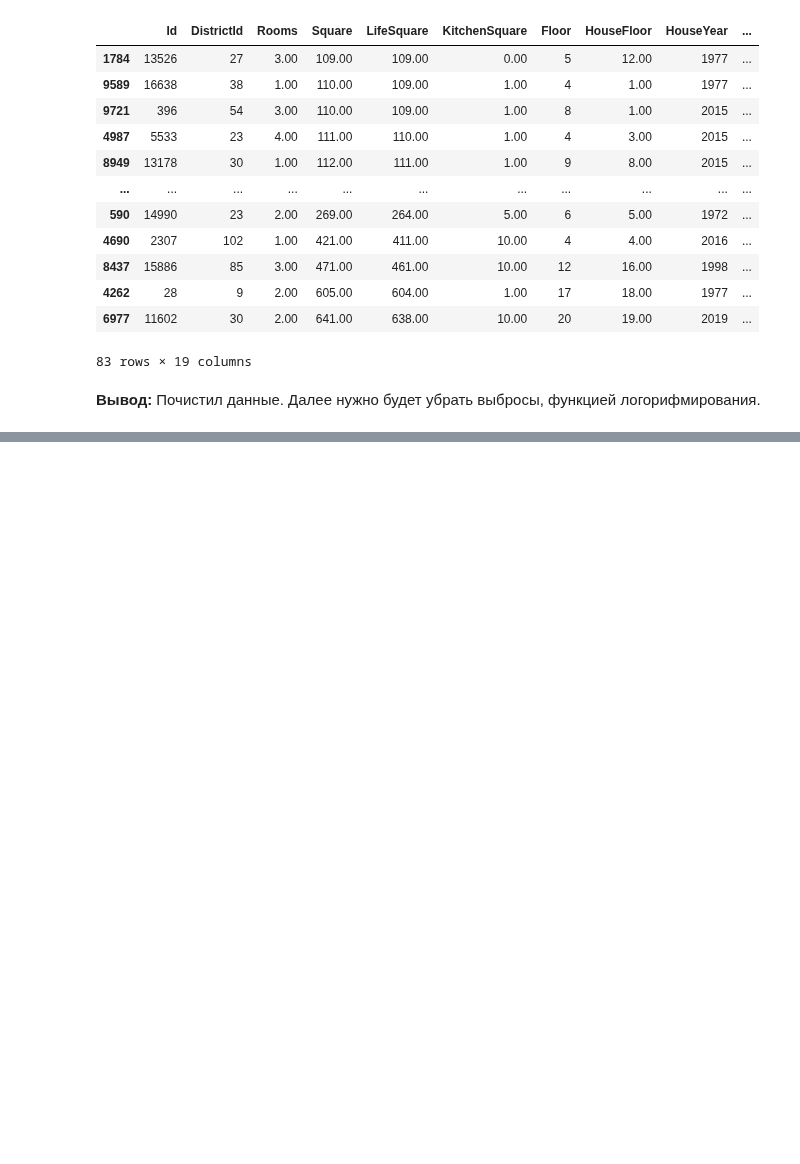
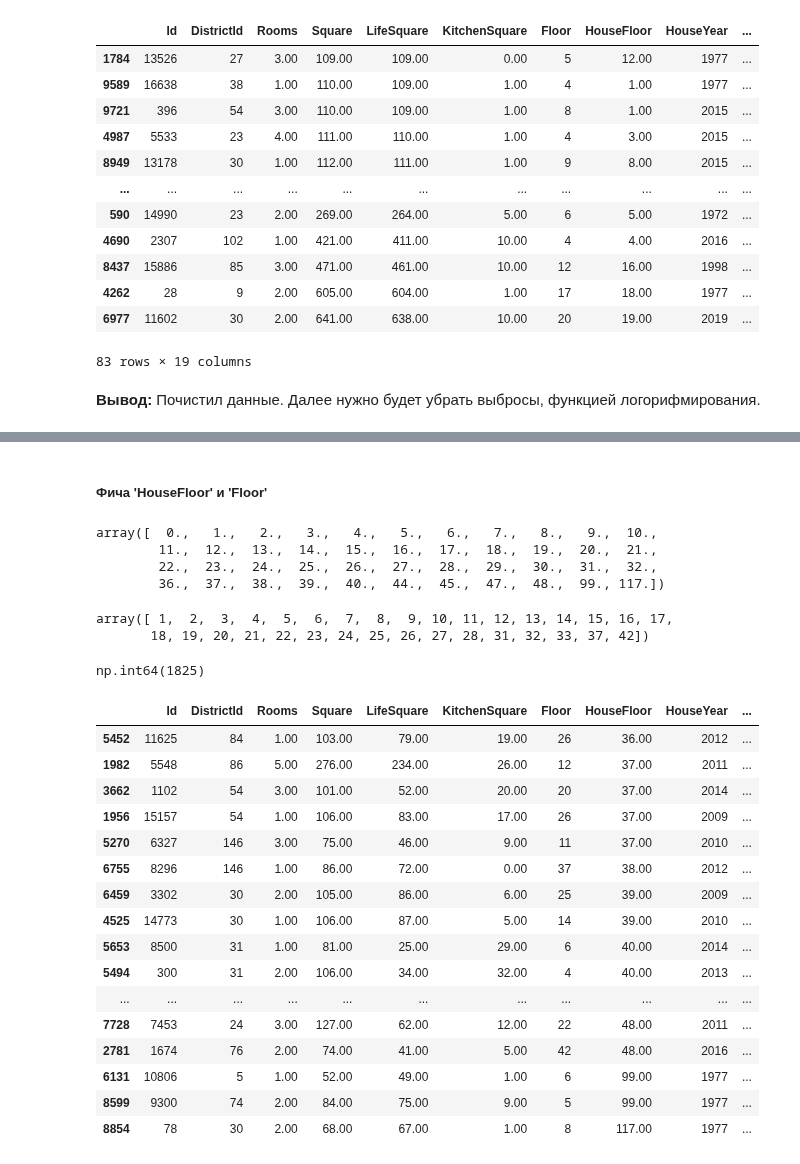
Before and after one commit to uc20100/Python-for-Data-Science, a Jupyter notebook: course_project.ipynb, the cells around one changed output, grey strips where cells are left out. Saved outputs shown, nothing was run; the diff lists cells and outputs as text; code cells hidden in the pictures; blank space fills up the shorter version.

```diff
--- a/course_project.ipynb
+++ b/course_project.ipynb
@@ -442,7 +445,7 @@ def viev_outliers(outliers_list, col_name):
 
     :param outliers_list: список выбросов,
     :param col_name: название признака (фичи),
-    :return: индексы выбрасов.
+    :return: индексы выбросов.
     '''
     for item in outliers:
         if item.name == col_name:
@@ -916,0 +899,44 @@ visualization_numerical_characteristics()
+# %% [markdown]
+##### Фича 'HouseFloor' и 'Floor'
+# %%
+# Посмотрим сколько этажей у домов
+X['HouseFloor'].sort_values().unique()
+# %% [output]
+array([  0.,   1.,   2.,   3.,   4.,   5.,   6.,   7.,   8.,   9.,  10.,
+        11.,  12.,  13.,  14.,  15.,  16.,  17.,  18.,  19.,  20.,  21.,
+        22.,  23.,  24.,  25.,  26.,  27.,  28.,  29.,  30.,  31.,  32.,
+        36.,  37.,  38.,  39.,  40.,  44.,  45.,  47.,  48.,  99., 117.])
+# %%
+# Посмотрим какие этажи у квартир
+X['Floor'].sort_values().unique()
+# %% [output]
+array([ 1,  2,  3,  4,  5,  6,  7,  8,  9, 10, 11, 12, 13, 14, 15, 16, 17,
+       18, 19, 20, 21, 22, 23, 24, 25, 26, 27, 28, 31, 32, 33, 37, 42])
+# %%
+# Посмотрим сколько квартир в которых, этаж квартиры больше, чем этажность дома
+(X['Floor'] > X['HouseFloor']).sum()
+# %% [output]
+np.int64(1825)
+# %%
+# Сформируем таблицу выбросов для 'HouseFloor' и 'Floor'
+outliers = emission_test(ds=X, col_test=['HouseFloor', 'Floor'])[1]
+# Посмотрим выбросы в HouseFloor
+X.loc[viev_outliers(outliers, 'HouseFloor')].sort_values(by='HouseFloor')
+# %% [output]
+|  | Id | DistrictId | Rooms | Square | LifeSquare | KitchenSquare | Floor | HouseFloor | HouseYear | ... |
+| 5452 | 11625 | 84 | 1.00 | 103.00 | 79.00 | 19.00 | 26 | 36.00 | 2012 | ... |
+| 1982 | 5548 | 86 | 5.00 | 276.00 | 234.00 | 26.00 | 12 | 37.00 | 2011 | ... |
+| 3662 | 1102 | 54 | 3.00 | 101.00 | 52.00 | 20.00 | 20 | 37.00 | 2014 | ... |
+| 1956 | 15157 | 54 | 1.00 | 106.00 | 83.00 | 17.00 | 26 | 37.00 | 2009 | ... |
+| 5270 | 6327 | 146 | 3.00 | 75.00 | 46.00 | 9.00 | 11 | 37.00 | 2010 | ... |
+| 6755 | 8296 | 146 | 1.00 | 86.00 | 72.00 | 0.00 | 37 | 38.00 | 2012 | ... |
+| 6459 | 3302 | 30 | 2.00 | 105.00 | 86.00 | 6.00 | 25 | 39.00 | 2009 | ... |
+| 4525 | 14773 | 30 | 1.00 | 106.00 | 87.00 | 5.00 | 14 | 39.00 | 2010 | ... |
+| 5653 | 8500 | 31 | 1.00 | 81.00 | 25.00 | 29.00 | 6 | 40.00 | 2014 | ... |
+| 5494 | 300 | 31 | 2.00 | 106.00 | 34.00 | 32.00 | 4 | 40.00 | 2013 | ... |
+| ... | ... | ... | ... | ... | ... | ... | ... | ... | ... | ... |
+| 7728 | 7453 | 24 | 3.00 | 127.00 | 62.00 | 12.00 | 22 | 48.00 | 2011 | ... |
+| 2781 | 1674 | 76 | 2.00 | 74.00 | 41.00 | 5.00 | 42 | 48.00 | 2016 | ... |
+| 6131 | 10806 | 5 | 1.00 | 52.00 | 49.00 | 1.00 | 6 | 99.00 | 1977 | ... |
+| 8599 | 9300 | 74 | 2.00 | 84.00 | 75.00 | 9.00 | 5 | 99.00 | 1977 | ... |
+| 8854 | 78 | 30 | 2.00 | 68.00 | 67.00 | 1.00 | 8 | 117.00 | 1977 | ... |
```
Also changed, not shown: parts of 41 cells of this notebook.
